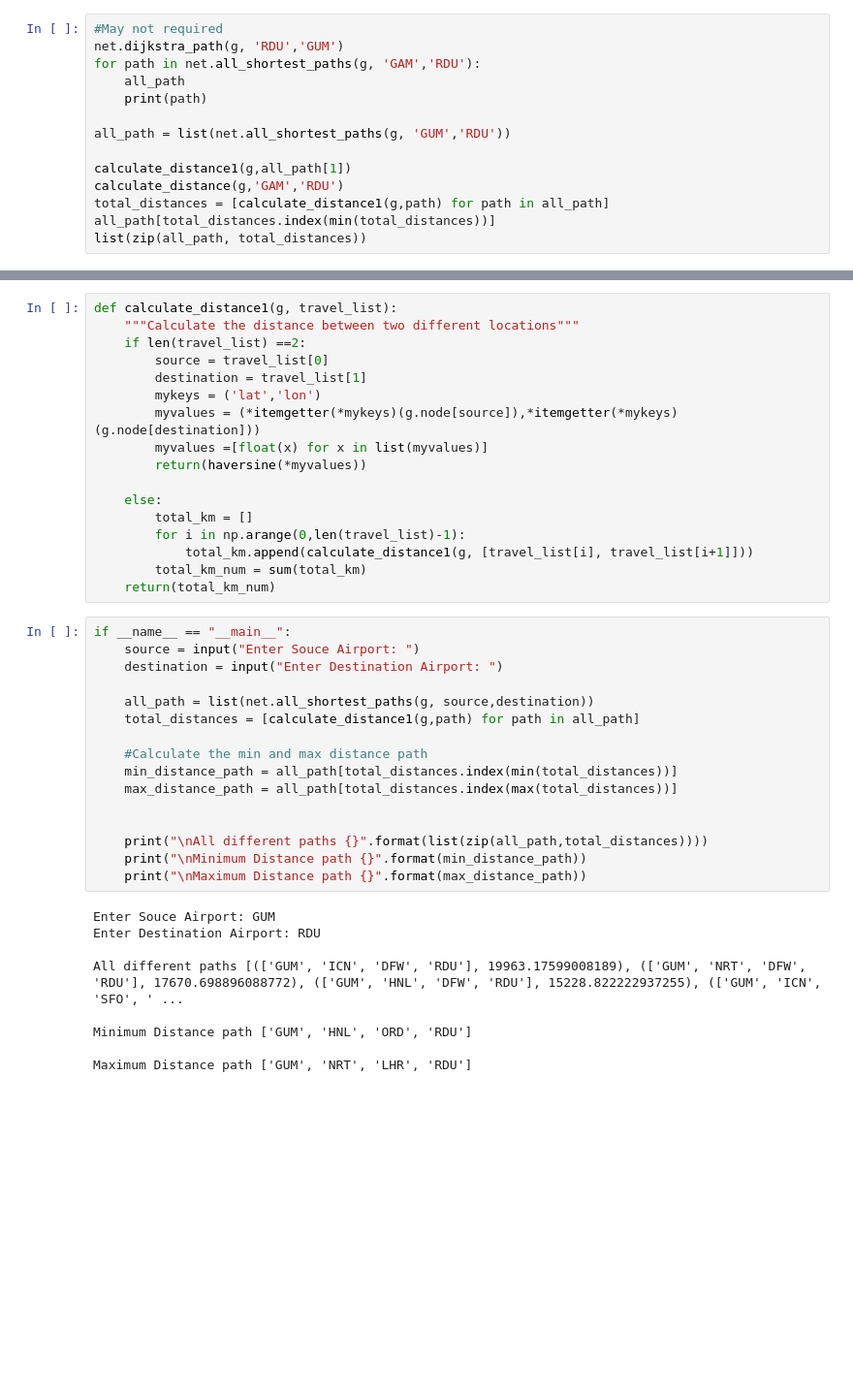
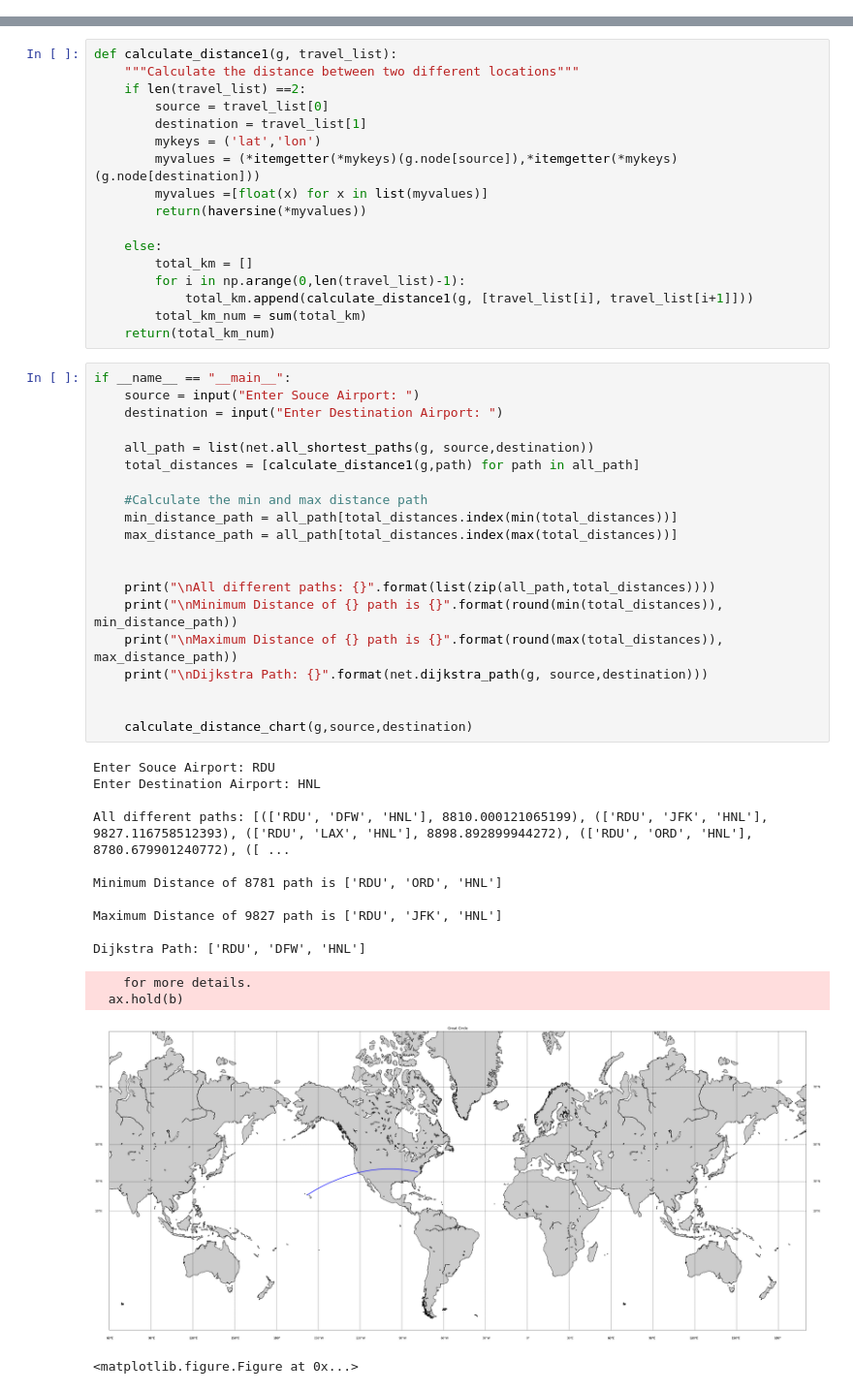
Before and after one commit to bvshyam/620_Project_1, a Jupyter notebook: main_analysis.ipynb, the cells around one changed output, grey strips where cells are left out. Shown at 97% size. Cells and saved outputs as stored; diff of their text form; blank space fills up the shorter version.

```diff
--- a/main_analysis.ipynb
+++ b/main_analysis.ipynb
@@ -126,14 +125,0 @@ eigen_vector_sorted
-# %%
-#May not required
-net.dijkstra_path(g, 'RDU','GUM')
-for path in net.all_shortest_paths(g, 'GAM','RDU'):
-    all_path
-    print(path)
-
-all_path = list(net.all_shortest_paths(g, 'GUM','RDU'))
-
-calculate_distance1(g,all_path[1])
-calculate_distance(g,'GAM','RDU')
-total_distances = [calculate_distance1(g,path) for path in all_path]
-all_path[total_distances.index(min(total_distances))]
-list(zip(all_path, total_distances))
@@ -188,25 +203,35 @@ def calculate_distance1(g, travel_list):
 # %%
 if __name__ == "__main__":
     source = input("Enter Souce Airport: ")
     destination = input("Enter Destination Airport: ")
 
     all_path = list(net.all_shortest_paths(g, source,destination))
     total_distances = [calculate_distance1(g,path) for path in all_path]
 
     #Calculate the min and max distance path
     min_distance_path = all_path[total_distances.index(min(total_distances))]
     max_distance_path = all_path[total_distances.index(max(total_distances))]
 
 
-    print("\nAll different paths {}".format(list(zip(all_path,total_distances))))
-    print("\nMinimum Distance path {}".format(min_distance_path))
-    print("\nMaximum Distance path {}".format(max_distance_path))
+    print("\nAll different paths: {}".format(list(zip(all_path,total_distances))))
+    print("\nMinimum Distance of {} path is {}".format(round(min(total_distances)), min_distance_path))
+    print("\nMaximum Distance of {} path is {}".format(round(max(total_distances)), max_distance_path))
+    print("\nDijkstra Path: {}".format(net.dijkstra_path(g, source,destination)))
+
+
+    calculate_distance_chart(g,source,destination)
 # %% [output]
-Enter Souce Airport: GUM
-Enter Destination Airport: RDU
+Enter Souce Airport: RDU
+Enter Destination Airport: HNL
 
-All different paths [(['GUM', 'ICN', 'DFW', 'RDU'], 19963.17599008189), (['GUM', 'NRT', 'DFW', 'RDU'], 17670.698896088772), (['GUM', 'HNL', 'DFW', 'RDU'], 15228.822222937255), (['GUM', 'ICN', 'SFO', ' ...
+All different paths: [(['RDU', 'DFW', 'HNL'], 8810.000121065199), (['RDU', 'JFK', 'HNL'], 9827.116758512393), (['RDU', 'LAX', 'HNL'], 8898.892899944272), (['RDU', 'ORD', 'HNL'], 8780.679901240772), ([ ...
 
-Minimum Distance path ['GUM', 'HNL', 'ORD', 'RDU']
+Minimum Distance of 8781 path is ['RDU', 'ORD', 'HNL']
 
-Maximum Distance path ['GUM', 'NRT', 'LHR', 'RDU']
+Maximum Distance of 9827 path is ['RDU', 'JFK', 'HNL']
+
+Dijkstra Path: ['RDU', 'DFW', 'HNL']
+    for more details.
+  ax.hold(b)
+[figure, added]
+<matplotlib.figure.Figure at 0x...>
```
Also changed, not shown: parts of 10 cells of this notebook.
